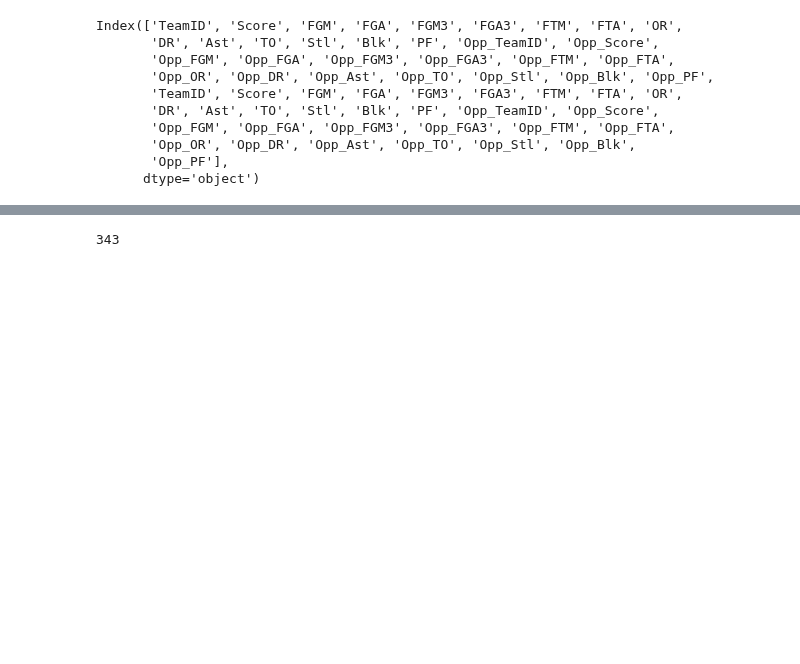
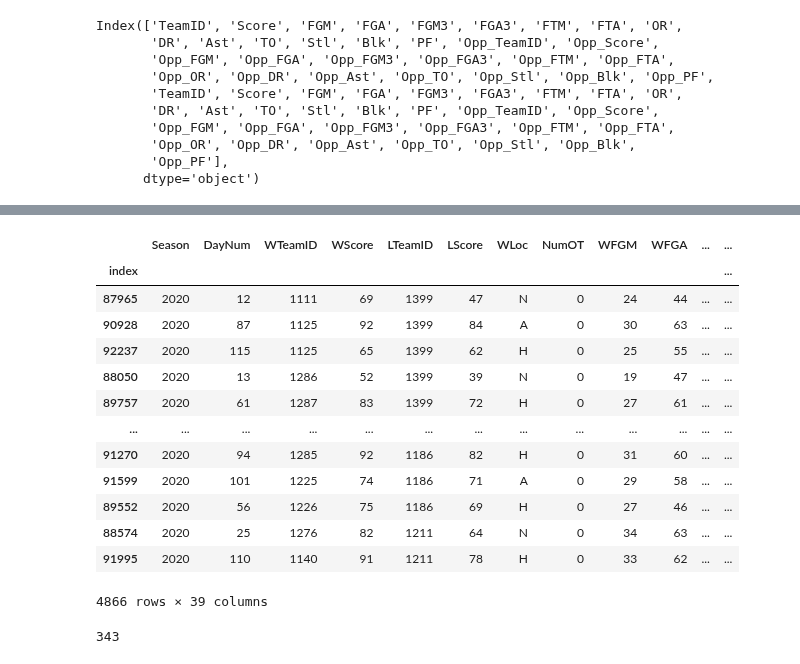
Before and after one commit to MatthewR1021/Machine-Learning-Madness, a Jupyter notebook: TJNotebook.ipynb, the cells around one changed output, grey strips where cells are left out. Saved outputs shown, nothing was run; the diff lists cells and outputs as text; code cells hidden in the pictures; blank space fills up the shorter version.

Commit message:
Schedule Function

```diff
--- a/TJNotebook.ipynb
+++ b/TJNotebook.ipynb
@@ -78,3 +52,0 @@ Name: WLoc, dtype: float64
-# %%
-df = regularseason
-df.columns
@@ -86,0 +53,8 @@ Index(['Season', 'DayNum', 'WTeamID', 'WScore', 'LTeamID', 'LScore', 'WLoc',
+# %%
+#insert KenPom Values
+
+KenPom = rankings[(rankings['SystemName'] == 'POM') & (rankings['RankingDayNum'] >= 128)]
+KPRegularSeason = regularseason.merge(KenPom, how = 'inner', left_on = ['WTeamID', 'Season'], right_on = ['TeamID', 'Season'])
+KPRegularSeason = regularseason.merge(KenPom, how = 'inner', left_on = ['LTeamID', 'Season'], right_on = ['TeamID', 'Season'])
+
+KPRegularSeason
@@ -159,3 +141,0 @@ Index(['Season', 'RankingDayNum', 'SystemName', 'TeamID', 'OrdinalRank'], dtype=
-# %%
-KenPom = rankings[(rankings['SystemName'] == 'POM') & (rankings['Season'] == 2020) & (rankings['RankingDayNum'] == 128)]
-KenPom = KenPom[['TeamID', 'OrdinalRank']]
@@ -197 +158,34 @@ schedule2020
+# %%
+def season_dataframe(df, Season):
+
+    schedule = df[(df['Season'] == Season) & (df['DayNum'] >= 12)]
+    schedule.reset_index(inplace = True)
+
+    KenPom = rankings[(rankings['SystemName'] == 'POM') & (rankings['Season'] == Season) & (rankings['RankingDayNum'] >= 128)]
+    KenPom = KenPom[['TeamID', 'OrdinalRank']]
+
+    schedule = schedule.merge(KenPom, how = 'inner', left_on = 'WTeamID', right_on = 'TeamID', validate = 'many_to_many')
+    schedule = schedule.merge(KenPom, how = 'inner', left_on = 'LTeamID', right_on = 'TeamID', validate = 'many_to_many')
+    schedule['Fav_Win'] = schedule['OrdinalRank_x'] < schedule['OrdinalRank_y']
+    schedule.set_index('index', inplace = True)
+
+    return schedule
+# %%
+schedule2020 = season_dataframe(regularseason, 2020)
+schedule2020
+# %% [output]
+|  | Season | DayNum | WTeamID | WScore | LTeamID | LScore | WLoc | NumOT | WFGM | WFGA | ... | ... |
+| index |  |  |  |  |  |  |  |  |  |  |  | ... |
+| 87965 | 2020 | 12 | 1111 | 69 | 1399 | 47 | N | 0 | 24 | 44 | ... | ... |
+| 90928 | 2020 | 87 | 1125 | 92 | 1399 | 84 | A | 0 | 30 | 63 | ... | ... |
+| 92237 | 2020 | 115 | 1125 | 65 | 1399 | 62 | H | 0 | 25 | 55 | ... | ... |
+| 88050 | 2020 | 13 | 1286 | 52 | 1399 | 39 | N | 0 | 19 | 47 | ... | ... |
+| 89757 | 2020 | 61 | 1287 | 83 | 1399 | 72 | H | 0 | 27 | 61 | ... | ... |
+| ... | ... | ... | ... | ... | ... | ... | ... | ... | ... | ... | ... | ... |
+| 91270 | 2020 | 94 | 1285 | 92 | 1186 | 82 | H | 0 | 31 | 60 | ... | ... |
+| 91599 | 2020 | 101 | 1225 | 74 | 1186 | 71 | A | 0 | 29 | 58 | ... | ... |
+| 89552 | 2020 | 56 | 1226 | 75 | 1186 | 69 | H | 0 | 27 | 46 | ... | ... |
+| 88574 | 2020 | 25 | 1276 | 82 | 1211 | 64 | N | 0 | 34 | 63 | ... | ... |
+| 91995 | 2020 | 110 | 1140 | 91 | 1211 | 78 | H | 0 | 33 | 62 | ... | ... |
+4866 rows × 39 columns
 # %%
```
Also changed, not shown: parts of 19 cells of this notebook.
